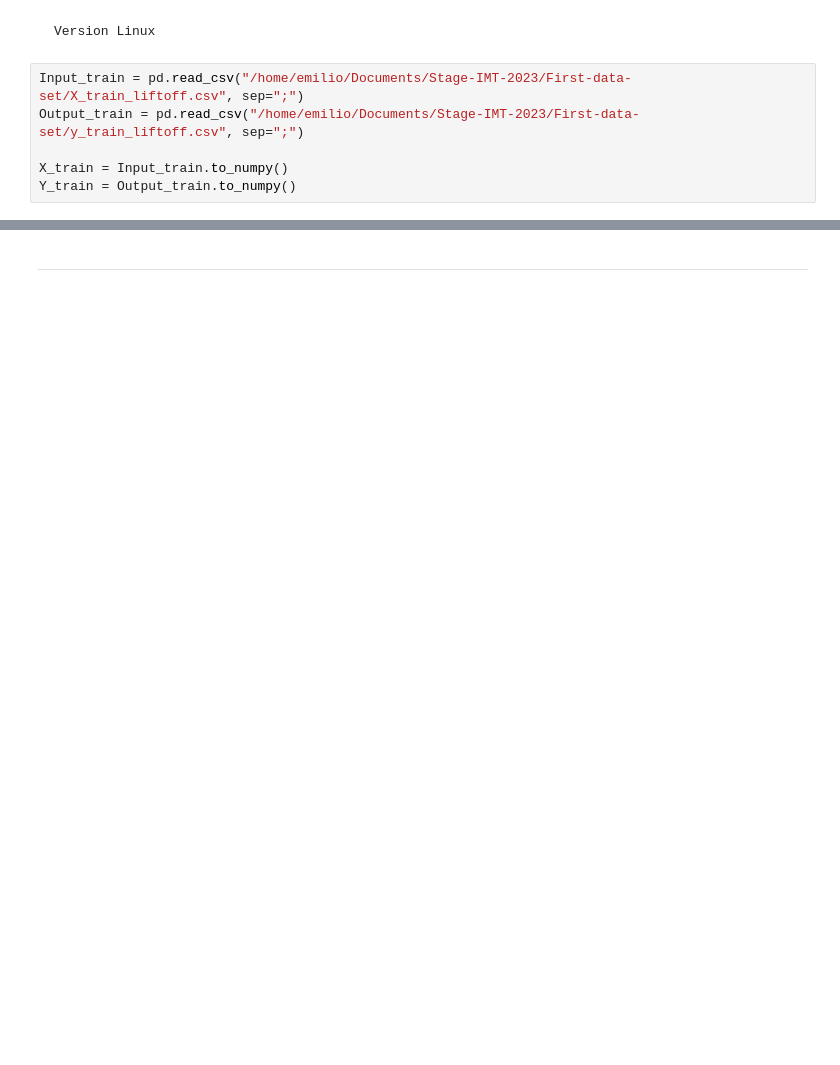
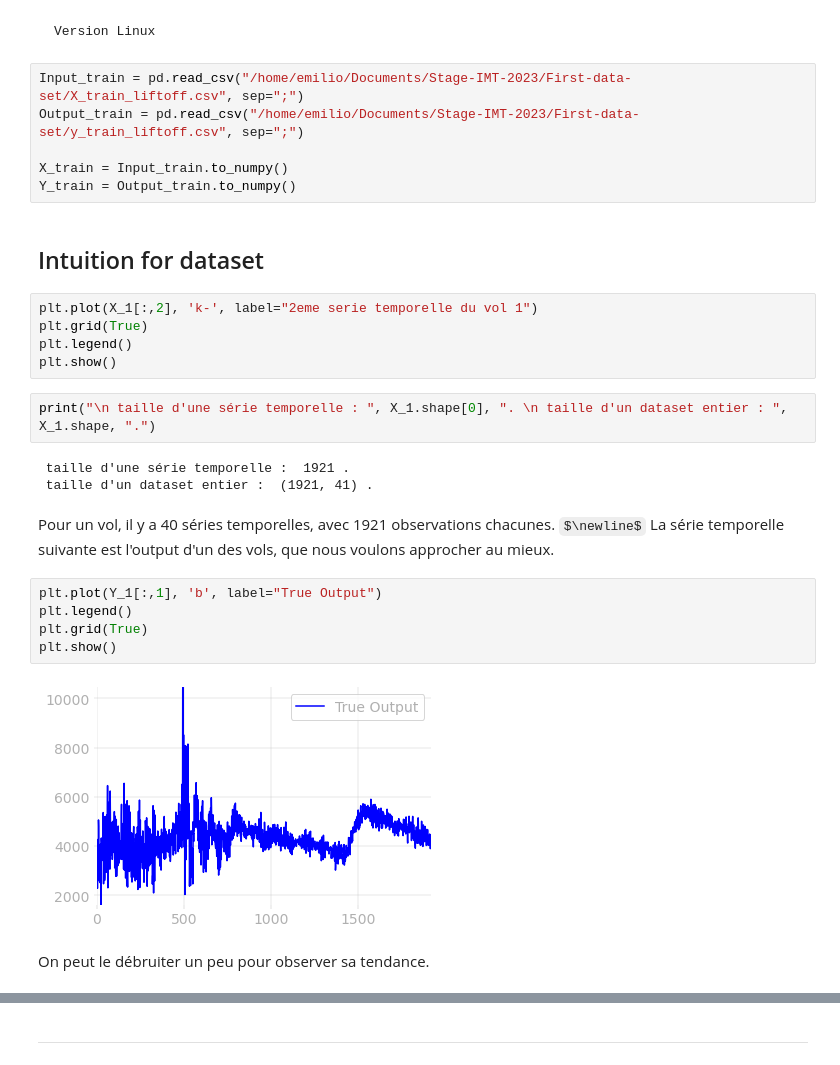
Before and after one commit to emilio-pcrd/Learning-with-signatures, a Jupyter notebook: FOCI-algorithm.ipynb, the cells around one changed output, grey strips where cells are left out. Saved outputs shown, nothing was run; the diff lists cells and outputs as text; some formulas as TeX source; blank space fills up the shorter version.

```diff
--- a/FOCI-algorithm.ipynb
+++ b/FOCI-algorithm.ipynb
@@ -85,3 +260,27 @@ Output_train = pd.read_csv("/home/emilio/Documents/Stage-IMT-2023/First-data-set
 
 X_train = Input_train.to_numpy()
 Y_train = Output_train.to_numpy()
+# %% [markdown]
+## Intuition for dataset
+# %%
+plt.plot(X_1[:,2], 'k-', label="2eme serie temporelle du vol 1")
+plt.grid(True)
+plt.legend()
+plt.show()
+# %%
+print("\n taille d'une série temporelle : ", X_1.shape[0], ". \n taille d'un dataset entier : ", X_1.shape, ".")
+# %% [output]
+ taille d'une série temporelle :  1921 .
+ taille d'un dataset entier :  (1921, 41) .
+# %% [markdown]
+Pour un vol, il y a 40 séries temporelles, avec 1921 observations chacunes. $\newline$
+La série temporelle suivante est l'output d'un des vols, que nous voulons approcher au mieux.
+# %%
+plt.plot(Y_1[:,1], 'b', label="True Output")
+plt.legend()
+plt.grid(True)
+plt.show()
+# %% [output]
+[figure, added]
+# %% [markdown]
+On peut le débruiter un peu pour observer sa tendance.
```
Also changed, not shown: parts of 110 cells of this notebook.
